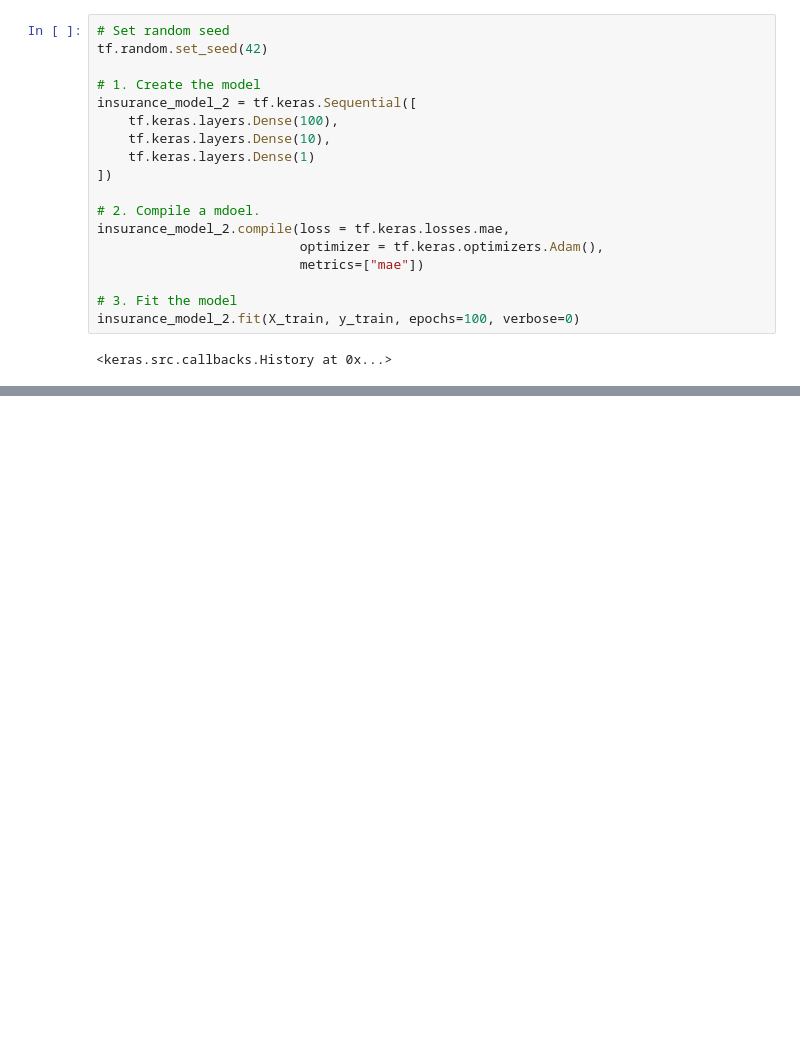
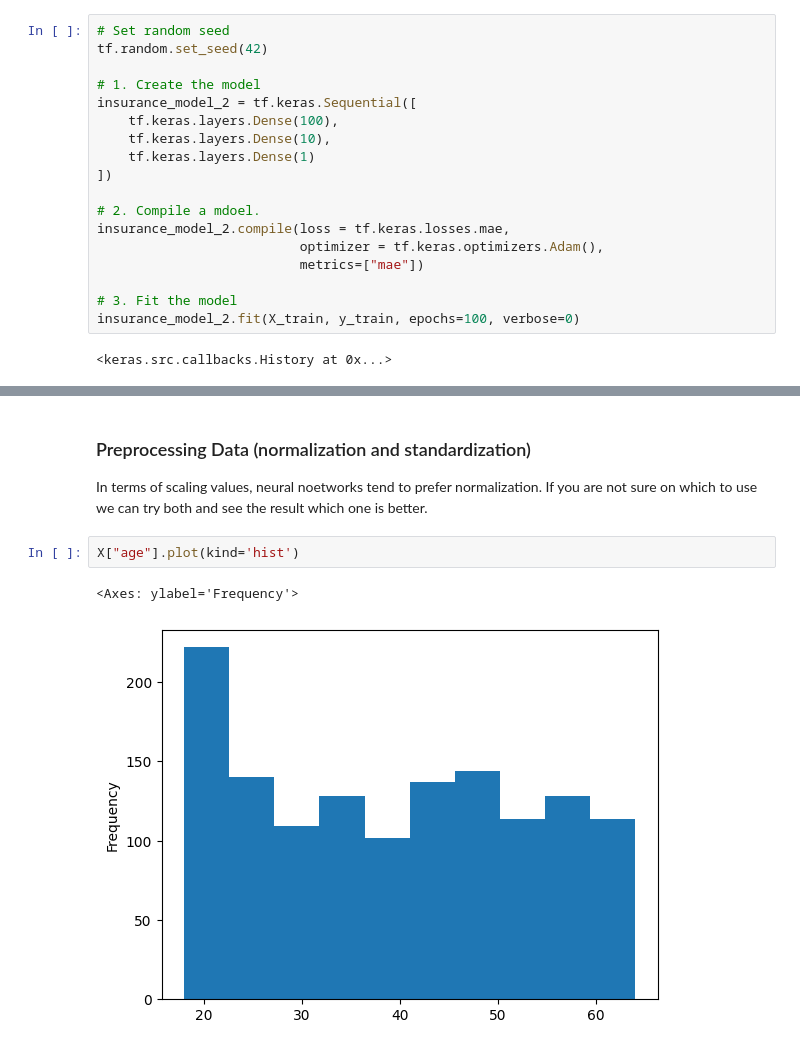
Before and after one commit to imdebarun/tensorflow2, a Jupyter notebook: Neural_Network_Regression_Example.ipynb, the cells around one changed output, grey strips where cells are left out. Saved outputs shown, nothing was run; the diff lists cells and outputs as text; blank space fills up the shorter version.

```diff
--- a/Neural_Network_Regression_Example.ipynb
+++ b/Neural_Network_Regression_Example.ipynb
@@ -204,0 +205,9 @@ Text(0.5, 0, 'epochs')
+# %% [markdown]
+### Preprocessing Data (normalization and standardization)
+In terms of scaling values, neural noetworks tend to prefer normalization.
+If you are not sure on which to use we can try both and see the result which one is better.
+# %%
+X["age"].plot(kind='hist')
+# %% [output]
+<Axes: ylabel='Frequency'>
+[figure, added]
```
Also changed, not shown: parts of 17 cells of this notebook.
